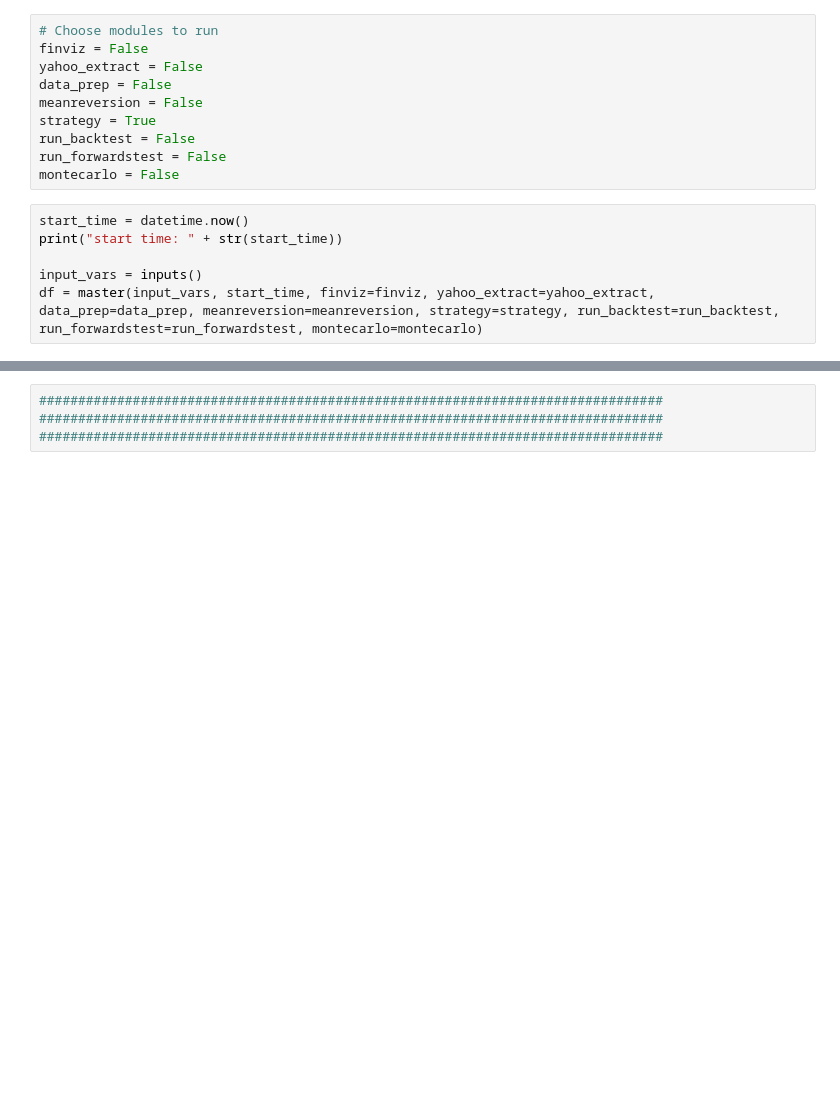
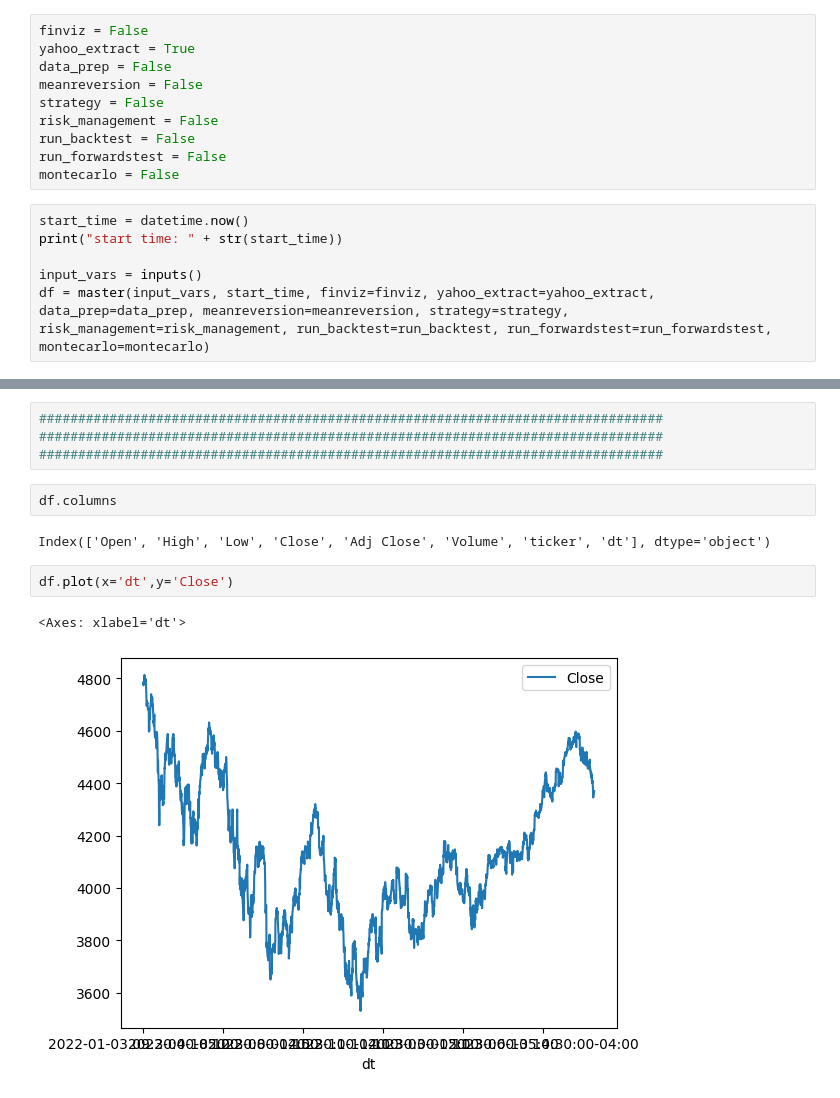
Before and after one commit to HdamaGIT/daman-trading, a Jupyter notebook: trading_system/main.ipynb, the cells around one changed output, grey strips where cells are left out. Drawn from its saved outputs; the diff is of its cells as text; blank space fills up the shorter version.

```diff
--- a/trading_system/main.ipynb
+++ b/trading_system/main.ipynb
@@ -10,12 +11,12 @@ from master_func import master
 ################################################################################
 ################################################################################
 # %%
-# Choose modules to run
 finviz = False
-yahoo_extract = False
+yahoo_extract = True
 data_prep = False
 meanreversion = False
-strategy = True
+strategy = False
+risk_management = False
 run_backtest = False
 run_forwardstest = False
 montecarlo = False
@@ -24,5 +25,5 @@ start_time = datetime.now()
 print("start time: " + str(start_time))
 
 input_vars = inputs()
-df = master(input_vars, start_time, finviz=finviz, yahoo_extract=yahoo_extract, data_prep=data_prep, meanreversion=meanreversion, strategy=strategy, run_backtest=run_backtest, run_forwardstest=run_forwardstest, montecarlo=montecarlo)
+df = master(input_vars, start_time, finviz=finviz, yahoo_extract=yahoo_extract, data_prep=data_prep, meanreversion=meanreversion, strategy=strategy, risk_management=risk_management, run_backtest=run_backtest, run_forwardstest=run_forwardstest, montecarlo=montecarlo)
 # %% [output]
@@ -34,3 +48,12 @@ Time elapsed (hh:mm:ss.ms) 0:00:00.198663
 ################################################################################
 ################################################################################
 ################################################################################
+# %%
+df.columns
+# %% [output]
+Index(['Open', 'High', 'Low', 'Close', 'Adj Close', 'Volume', 'ticker', 'dt'], dtype='object')
+# %%
+df.plot(x='dt',y='Close')
+# %% [output]
+<Axes: xlabel='dt'>
+[figure, added]
```
Also changed, not shown: parts of 2 cells of this notebook, 1 other file.
